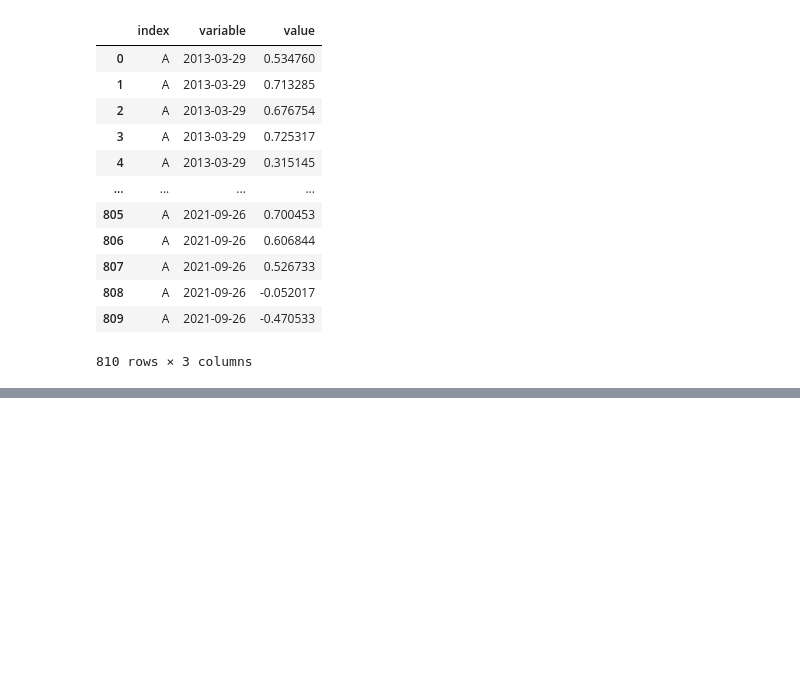
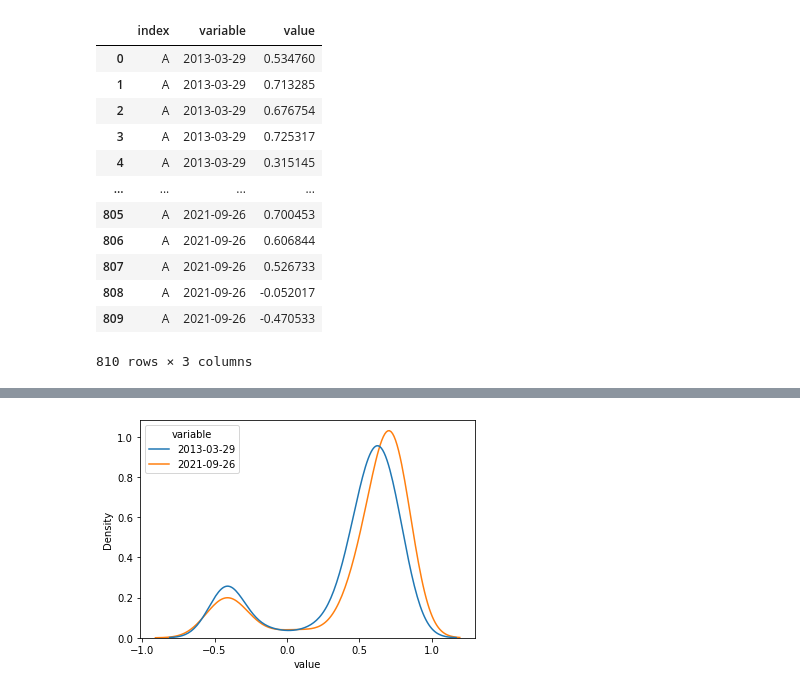
Before and after one commit to kenquix/ndvi-app, a Jupyter notebook: butuan.ipynb, the cells around one changed output, grey strips where cells are left out. Drawn from its saved outputs; the diff is of its cells as text; code cells hidden in the pictures; blank space fills up the shorter version.

```diff
--- a/butuan.ipynb
+++ b/butuan.ipynb
@@ -162,0 +168,4 @@ altC
+# %%
+df = pd.read_csv('hist_df.csv')
+df = pd.melt(df)
+df.head()
@@ -162,0 +179,4 @@ altC
+# %%
+s = sns.kdeplot(data=df, x='value', hue='variable')
+# %% [output]
+[figure, added]
```
Also changed, not shown: parts of 40 cells of this notebook, 5 other files.
